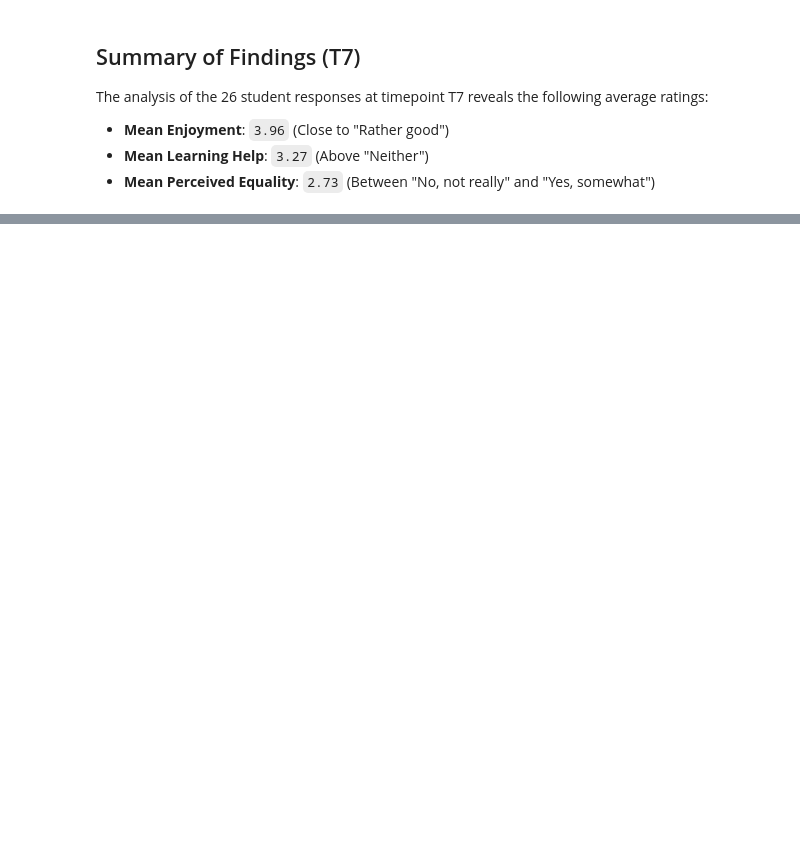
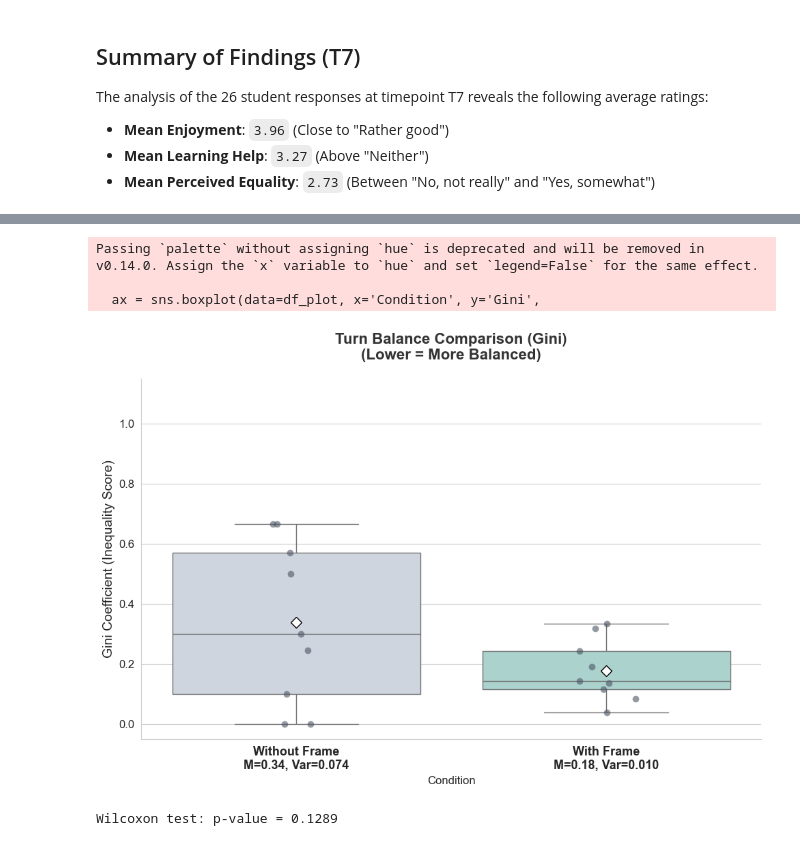
Before and after one commit to OlgaMuss/LLM_Frames_Paper, a Jupyter notebook: Data_analysis/Buildbot_analysis_for_LLM_paper.ipynb, the cells around one changed output, grey strips where cells are left out. Saved outputs shown, nothing was run; the diff lists cells and outputs as text; code cells hidden in the pictures; blank space fills up the shorter version.

```diff
--- a/Data_analysis/Buildbot_analysis_for_LLM_paper.ipynb
+++ b/Data_analysis/Buildbot_analysis_for_LLM_paper.ipynb
@@ -205,0 +267,79 @@ Total Off-topic: No Frame = 30 | With Frame = 1
+# %%
+import numpy as np
+from scipy.stats import wilcoxon
+
+# Function to calculate Gini Coefficient (Balance Score)
+def gini(list_of_values):
+    values = np.array(list_of_values)
+    values = values[~np.isnan(values)] # Remove NA
+    if len(values) == 0 or sum(values) == 0:
+        return np.nan
+    sorted_values = np.sort(values)
+    n = len(values)
+    index = np.arange(1, n + 1)
+    return (np.sum((2 * index - n - 1) * sorted_values)) / (n * np.sum(sorted_values))
+
+# 1. Select the last 6 columns and Group
+s_cols_no = ['No Frame: student 1', 'No Frame: student 2', 'No Frame: student 3']
+s_cols_with = ['With Frame: student 1', 'With Frame: student 2', 'With Frame: student 3']
+
+# 2. Calculate Balance Scores for each condition
+df_analysis['balance_no_frame'] = df_analysis[s_cols_no].apply(lambda x: gini(x), axis=1)
+df_analysis['balance_with_frame'] = df_analysis[s_cols_with].apply(lambda x: gini(x), axis=1)
+
+# Drop rows where we don't have comparison data
+df_balance = df_analysis[['Group', 'balance_no_frame', 'balance_with_frame']].dropna()
+
+# --- NEW: Calculate Stats for the Graph ---
+mean_no = df_balance['balance_no_frame'].mean()
+var_no = df_balance['balance_no_frame'].var()
+mean_with = df_balance['balance_with_frame'].mean()
+var_with = df_balance['balance_with_frame'].var()
+
+# 3. Visualization
+plt.figure(figsize=(10, 7))
+color_baseline = "#CBD5E1" # Pastel Grey
+color_frame    = "#A5D8D0" # Soft Aqua
+
+# Reshape for plotting
+df_plot = df_balance.melt(id_vars='Group', var_name='Condition', value_name='Gini')
+df_plot['Condition'] = df_plot['Condition'].map({
+    'balance_no_frame': 'Without Frame',
+    'balance_with_frame': 'With Frame'
+})
+
+# Create boxplot showing the mean as a white diamond
+ax = sns.boxplot(data=df_plot, x='Condition', y='Gini',
+                 palette=[color_baseline, color_frame],
+                 showmeans=True,
+                 meanprops={"marker":"D", "markerfacecolor":"white", "markeredgecolor":"black", "markersize":"8"},
+                 legend=False)
+
+sns.stripplot(data=df_plot, x='Condition', y='Gini', color='#4B5563', alpha=0.6, size=7)
+
+# Update X-axis labels to include Mean and Variance
+plt.xticks(ticks=[0, 1], labels=[
+    f"Without Frame\nM={mean_no:.2f}, Var={var_no:.3f}",
+    f"With Frame\nM={mean_with:.2f}, Var={var_with:.3f}"
+], fontsize=13, fontweight='bold')
+
+plt.title("Turn Balance Comparison (Gini)\n(Lower = More Balanced)", fontweight='bold', fontsize=16, pad=20, color='#333333')
+plt.ylabel("Gini Coefficient (Inequality Score)", fontsize=14)
+plt.ylim(-0.05, 1.15) # Room for labels
+
+# Clean spines
+ax.spines['top'].set_visible(False)
+ax.spines['right'].set_visible(False)
+
+plt.tight_layout()
+plt.show()
+
+# 4. Statistical Testing
+stat, p = wilcoxon(df_balance['balance_no_frame'], df_balance['balance_with_frame'])
+print(f"Wilcoxon test: p-value = {p:.4f}")
+# %% [output]
+Passing `palette` without assigning `hue` is deprecated and will be removed in v0.14.0. Assign the `x` variable to `hue` and set `legend=False` for the same effect.
+
+  ax = sns.boxplot(data=df_plot, x='Condition', y='Gini',
+[figure, added]
+Wilcoxon test: p-value = 0.1289
```
Also changed, not shown: parts of 12 cells of this notebook.
